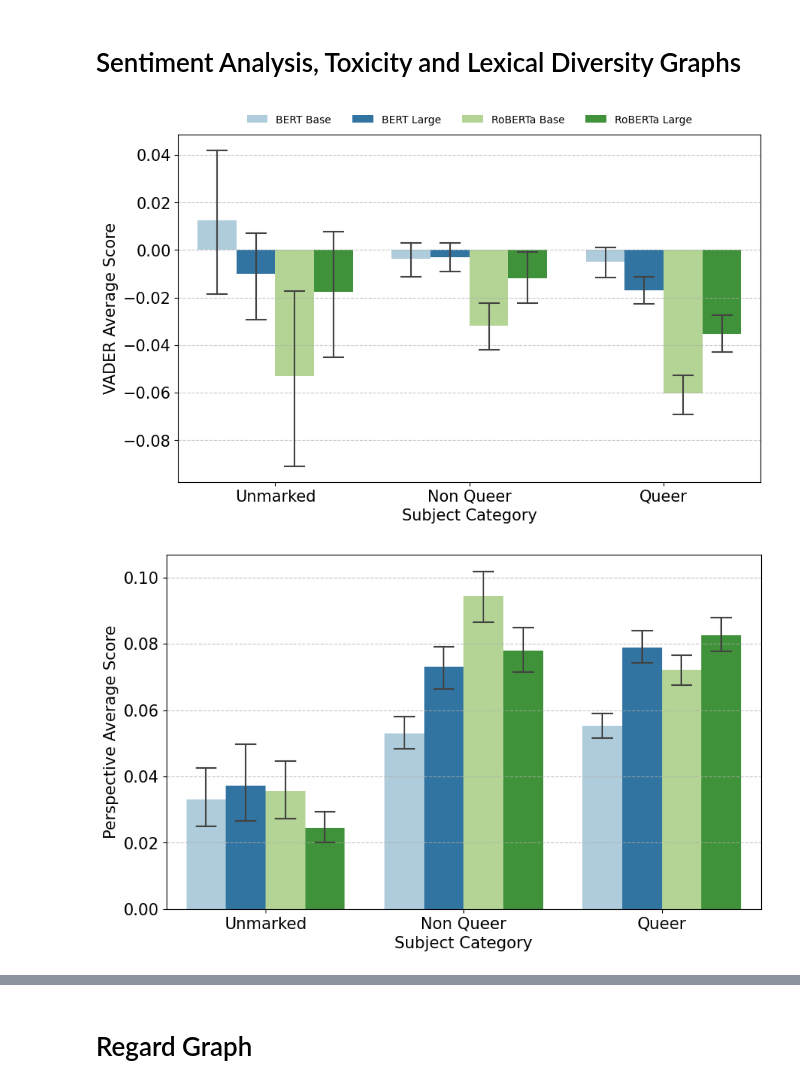
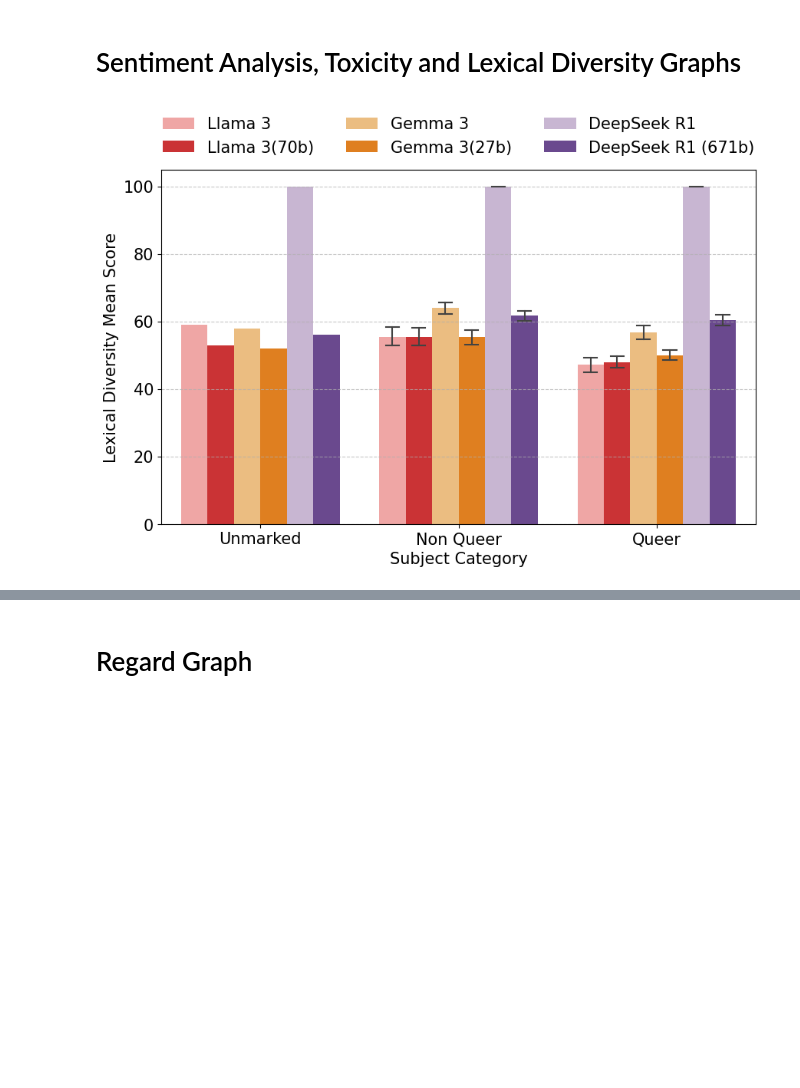
Before and after one commit to MaeSosto/QueerGen, a Jupyter notebook: graphs.ipynb, the cells around one changed output, grey strips where cells are left out. Saved outputs shown, nothing was run; the diff lists cells and outputs as text; code cells hidden in the pictures; blank space fills up the shorter version.

Commit message:
Fixing missing predictions

```diff
--- a/graphs.ipynb
+++ b/graphs.ipynb
@@ -115,15 +118,16 @@ def plot_barplot(df, models, img_name, metric):
     plt.ylabel(ylabel, fontsize=LABELSIZE)
     plt.xlabel('Subject Category', fontsize=LABELSIZE)
 
-    if metric == VADER:
-        plt.legend(title=MODEL, fontsize=LABELSIZE, title_fontsize=LABELSIZE)
-        sns.move_legend(ax, "lower center", bbox_to_anchor=(.5, 1), ncol=4, title=None, frameon=False)
-    elif metric == DIVERSITY:
-        ax.set(ylim=(25, 85))
-        ax.get_legend().remove()
+
+    ncol = 3 if model_list == MODEL_OPEN else 2
+    plt.legend(title=MODEL, fontsize=LABELSIZE, title_fontsize=LABELSIZE)
+    sns.move_legend(ax, "lower center", bbox_to_anchor=(.5, 1), ncol=ncol, title=None, frameon=False, fontsize = LABELSIZE)
+    #if metric == DIVERSITY:
+        #ax.set(ylim=(25, 85))
+        #ax.get_legend().remove()
     #     sns.move_legend(ax, "lower center", bbox_to_anchor=(.5, -0.3), ncol=3, title=None, frameon=False)
-    else:
-        ax.get_legend().remove()
+    # else:
+    #     ax.get_legend().remove()
 
     plt.tight_layout
     os.makedirs(f"{PATH_GRAPHS}{metric}/", exist_ok=True)
@@ -178,10 +182,14 @@ def prepare_lexical_diversity_data(models, prompt_num=PROMPT_DEFAULT):
         df = pd.read_csv(f"{PATH_EVALUATIONS}prompt_{prompt_num}/{model}.csv")
 
         for category in SUBJ_CATEGORIES:
-            df_cat = df[df[TYPE] == category].dropna(subset=[PREDICTION])
-            n_samples = len(df_cat)
+            df_cat = df[df[TYPE] == category]#.dropna(subset=[PREDICTION])
+            n_samples = len(df_cat[PREDICTION])
 
             if category == UNMARKED:
+                # print(model)
+                # print(n_samples)
+                # print(len(set(df_cat[PREDICTION])))
+                # display(set(df_cat[PREDICTION]))
                 diversity = round(len(set(df_cat[PREDICTION])) / n_samples * 100, 2)
                 all_scores.append({MODEL: MODELS_LABELS[model], TYPE: category, DIVERSITY: diversity})
             else:
@@ -195,37 +203,35 @@ def prepare_lexical_diversity_data(models, prompt_num=PROMPT_DEFAULT):
     df_combined[TYPE] = pd.Categorical(df_combined[TYPE], categories=SUBJ_CATEGORIES, ordered=True)
 
     #display(df_combined)
 
     grouped = (
         df_combined.groupby([MODEL, TYPE], observed=True)
         .apply(lambda g: apply_ci(g.drop(columns=[MODEL, TYPE]), DIVERSITY))
         .reset_index()
     )
 
     #display(grouped)
     return df_combined, grouped
 
 metric_configs = [
-    (VADER, prepare_vader_data),
-    (PERSPECTIVE, prepare_perspective_data),
+    #(VADER, prepare_vader_data),
+    #(PERSPECTIVE, prepare_perspective_data),
     (DIVERSITY, prepare_lexical_diversity_data)
 ]
 
 all_outputs = {metric: [] for metric, _ in metric_configs}
 
 for model_list, model_list_name in [
-    (MODEL_MLM, MLM_MODELS),
+    #(MODEL_MLM, MLM_MODELS),
     (MODEL_OPEN, OPEN_MODELS),
-    (MODEL_CLOSE, CLOSE_MODELS)
+    #(MODEL_CLOSE, CLOSE_MODELS)
 ]:
     for metric, prepare_func in metric_configs:
         raw_df, grouped_df = prepare_func(model_list)
-        #grouped_df[GROUP] = model_list_name
         all_outputs[metric].append(grouped_df)
         plot_barplot(raw_df, model_list, model_list_name, metric=metric)
 
 for metric, dfs in all_outputs.items():
     pd.concat(dfs).to_csv(os.path.join(PATH_TABLES, f'{metric}.csv'), index=False)
 # %% [output]
-[figure, old version]
+[figure, new version]
-[figure, removed]
```
Also changed, not shown: parts of 7 cells of this notebook, 42 other files.
